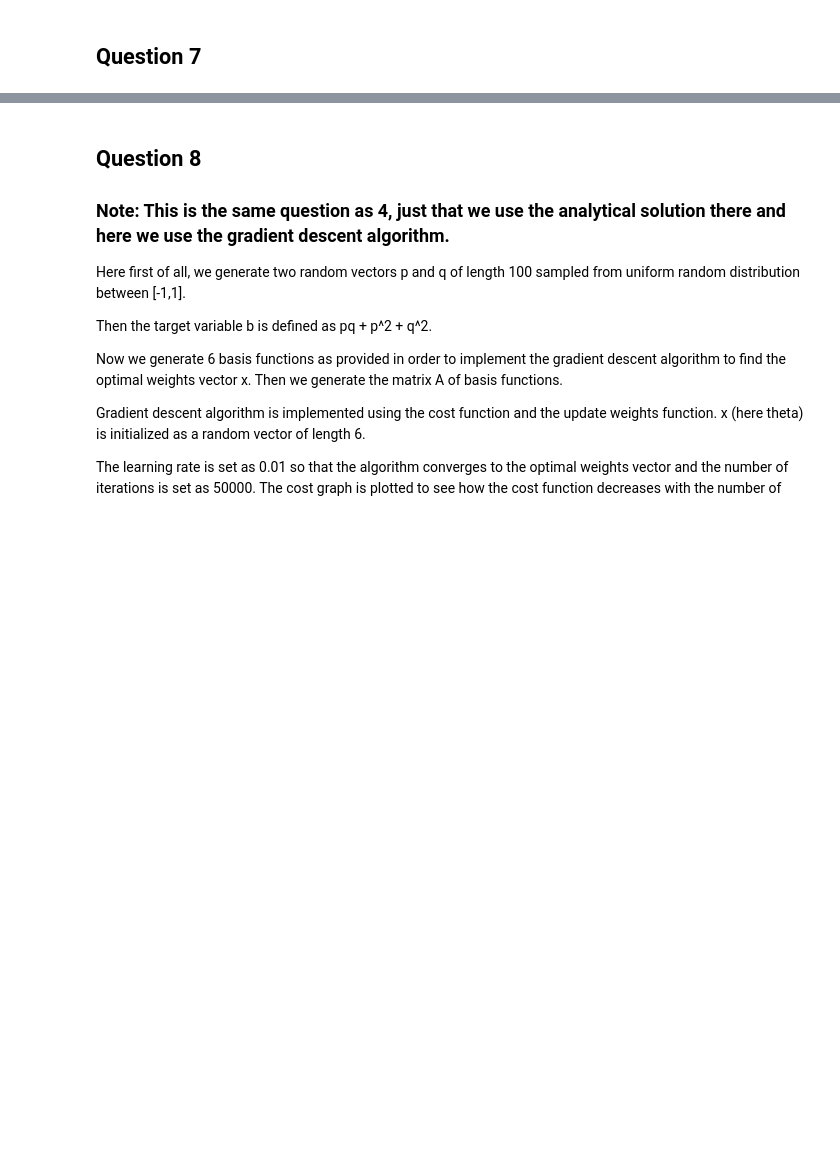
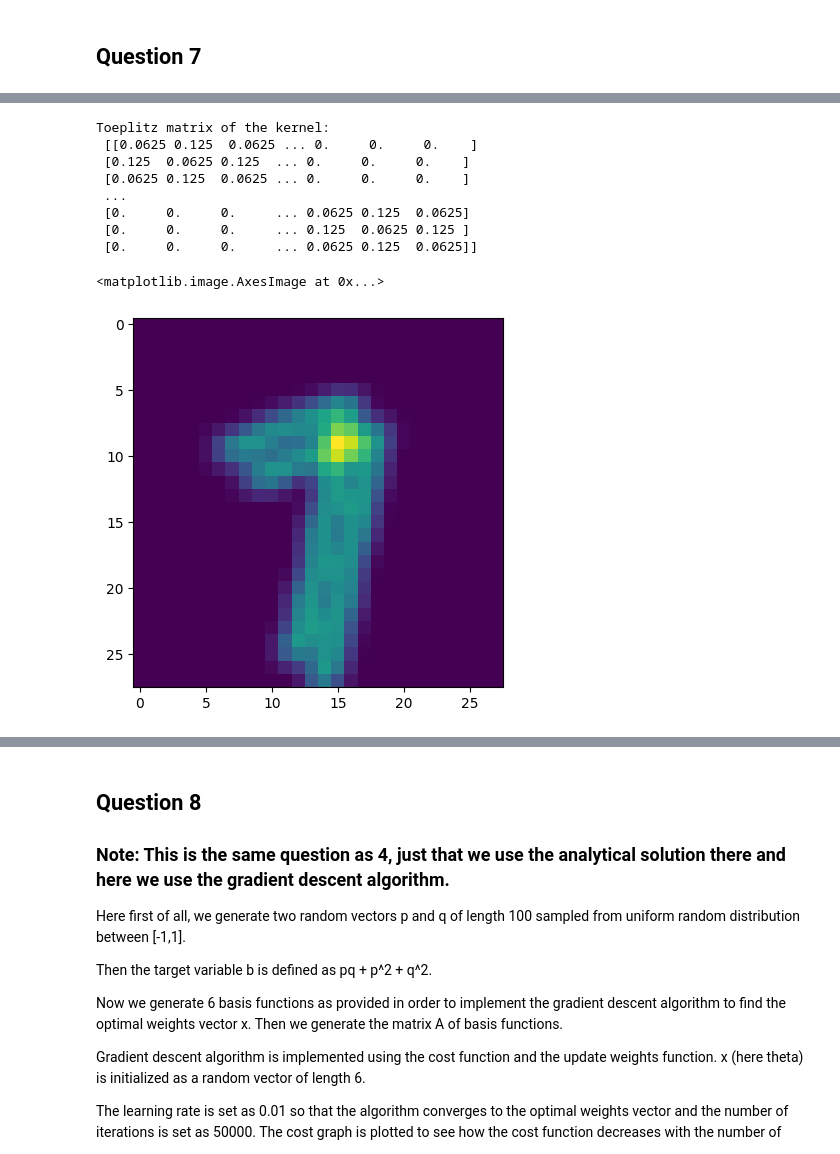
Before and after one commit to Baron105/ML-Assignments, a Jupyter notebook: AI61003/Assignment/final.ipynb, the cells around one changed output, grey strips where cells are left out. Cells and saved outputs as stored; diff of their text form; code cells hidden in the pictures; blank space fills up the shorter version.

```diff
--- a/AI61003/Assignment/final.ipynb
+++ b/AI61003/Assignment/final.ipynb
@@ -664,0 +673,29 @@ Predicted value for the next day: 1093.2953728795715
+# %%
+# define the kernel vector
+kernel = np.zeros(784)
+kernel[0], kernel[1], kernel[2] = 1/16, 1/8, 1/16
+kernel[28], kernel[29], kernel[30] = 1/8, 1/4, 1/8
+kernel[56], kernel[57], kernel[58] = 1/16, 1/8, 1/16
+
+# get the toeplitz matrix of the kernel
+kernel = np.reshape(kernel, (28, 28))
+toeplitz_kernel = sp.linalg.toeplitz(kernel)
+print("Toeplitz matrix of the kernel:\n", toeplitz_kernel)
+
+# get the blurred image by convolving the image with the kernel or multiplying the toeplitz matrix with the flattened image
+blurred_image = toeplitz_kernel @ flat_image
+
+# reshape the blurred image to 28x28
+blurred_image = np.reshape(blurred_image, (28, 28))
+plt.imshow(blurred_image)
+# %% [output]
+Toeplitz matrix of the kernel:
+ [[0.0625 0.125  0.0625 ... 0.     0.     0.    ]
+ [0.125  0.0625 0.125  ... 0.     0.     0.    ]
+ [0.0625 0.125  0.0625 ... 0.     0.     0.    ]
+ ...
+ [0.     0.     0.     ... 0.0625 0.125  0.0625]
+ [0.     0.     0.     ... 0.125  0.0625 0.125 ]
+ [0.     0.     0.     ... 0.0625 0.125  0.0625]]
+<matplotlib.image.AxesImage at 0x...>
+[figure, added]
```
Also changed, not shown: parts of 21 cells of this notebook.
